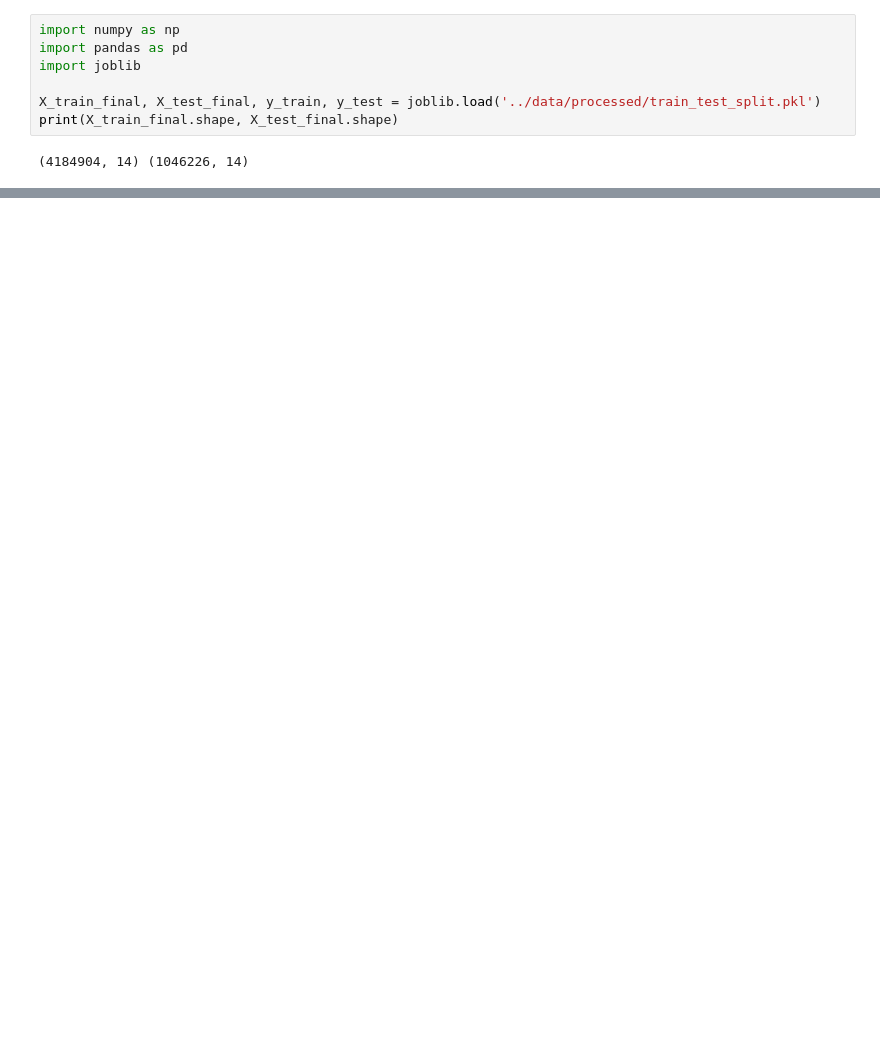
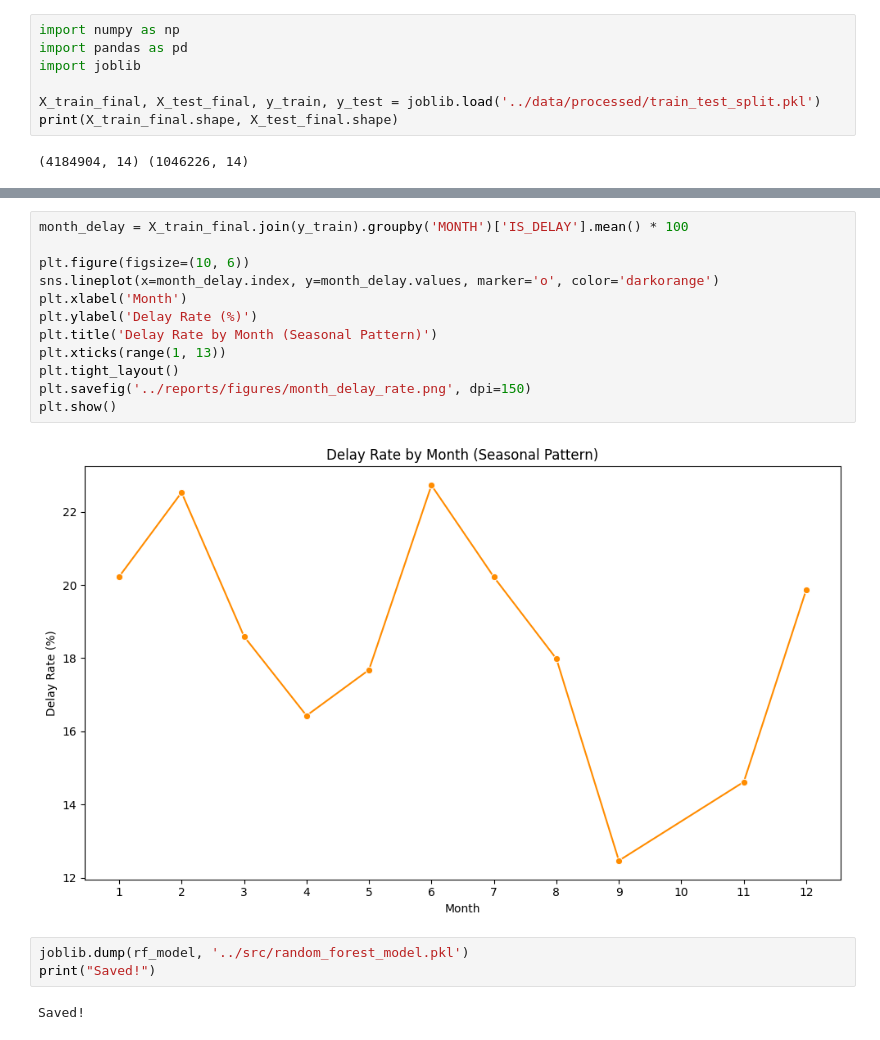
Before and after one commit to Prashant-4527/flight-delay-prediction, a Jupyter notebook: notebooks/06_random_forest.ipynb, the cells around one changed output, grey strips where cells are left out. Cells and saved outputs as stored; diff of their text form; blank space fills up the shorter version.

```diff
--- a/notebooks/06_random_forest.ipynb
+++ b/notebooks/06_random_forest.ipynb
@@ -51,0 +85,19 @@ AUC-ROC: 0.6799136678270419
+# %%
+month_delay = X_train_final.join(y_train).groupby('MONTH')['IS_DELAY'].mean() * 100
+
+plt.figure(figsize=(10, 6))
+sns.lineplot(x=month_delay.index, y=month_delay.values, marker='o', color='darkorange')
+plt.xlabel('Month')
+plt.ylabel('Delay Rate (%)')
+plt.title('Delay Rate by Month (Seasonal Pattern)')
+plt.xticks(range(1, 13))
+plt.tight_layout()
+plt.savefig('../reports/figures/month_delay_rate.png', dpi=150)
+plt.show()
+# %% [output]
+[figure, added]
+# %%
+joblib.dump(rf_model, '../src/random_forest_model.pkl')
+print("Saved!")
+# %% [output]
+Saved!
```
Also changed, not shown: parts of 2 cells of this notebook, 5 other files.
